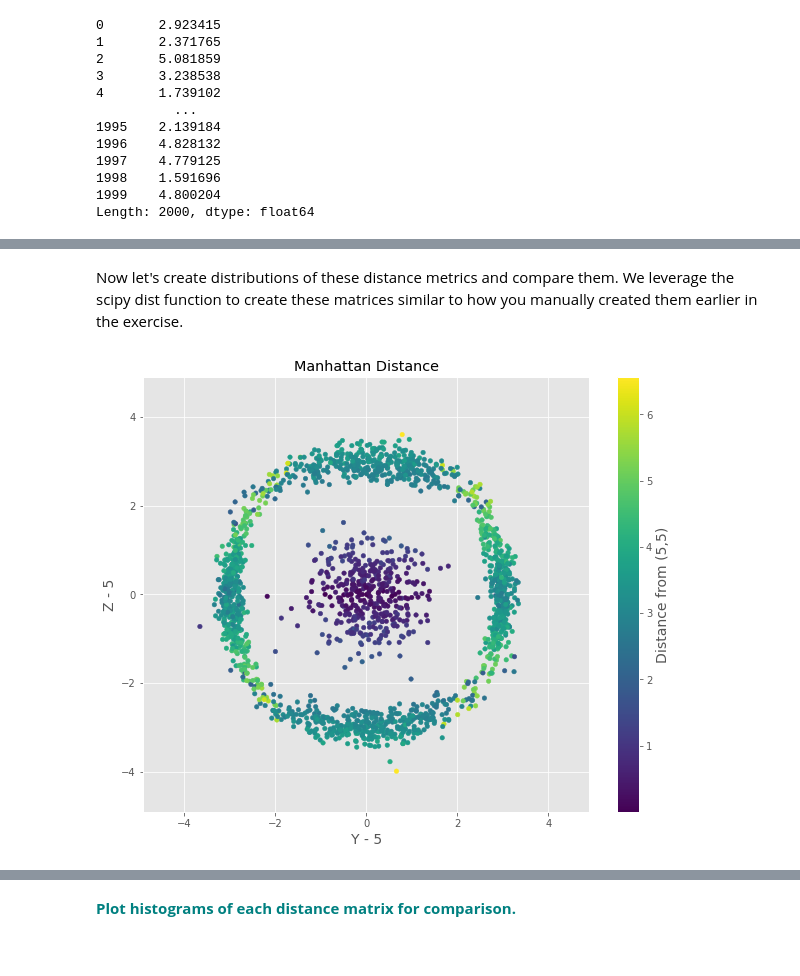
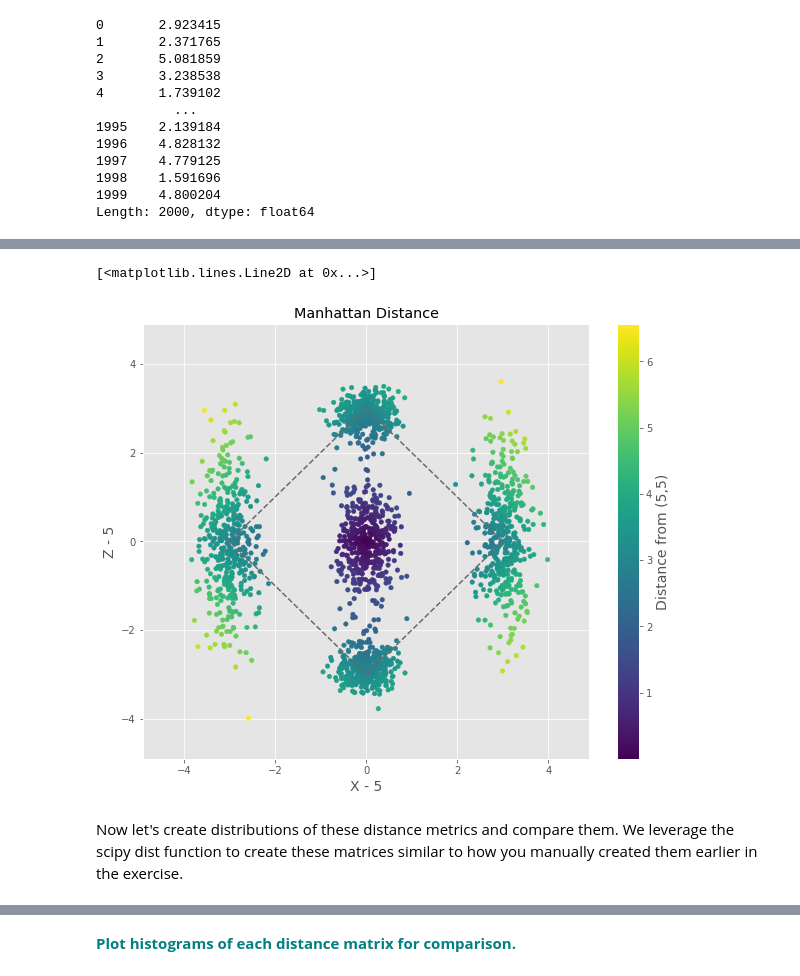
Before and after one commit to shaisid01/Data-Science, a Jupyter notebook: CaseStudies/Euclidean and Manhattan Distances/Euclidean_and_Manhattan_Distances_Case_Study.ipynb, the cells around one changed output, grey strips where cells are left out. Cells and saved outputs as stored; diff of their text form; code cells hidden in the pictures.

```diff
--- a/CaseStudies/Euclidean and Manhattan Distances/Euclidean_and_Manhattan_Distances_Case_Study.ipynb
+++ b/CaseStudies/Euclidean and Manhattan Distances/Euclidean_and_Manhattan_Distances_Case_Study.ipynb
@@ -108,3 +123,20 @@ Length: 2000, dtype: float64
+# %%
+# plot with c=ddistManhattan, ref point (5,5)
+figManhattan_5 = plt.figure(figsize=[10,8])
+
+plt.scatter(df.X - 5, df.Z - 5, c=distManhattan_55, s=20)
+plt.ylim([-4.9,4.9])
+plt.xlim([-4.9,4.9])
+plt.xlabel('X - 5', size=14)
+plt.ylabel('Z - 5', size=14)
+plt.title('Manhattan Distance')
+cb = plt.colorbar()
+cb.set_label('Distance from (5,5)', size=14)
+plt.plot([0,3,0,-3,0], [3,0,-3,0,3], '--', color='dimgray')
+#figManhattan_5.savefig('plots/distManhattan_55.png')
+# %% [output]
+[<matplotlib.lines.Line2D at 0x...>]
+[figure, added]
 # %% [markdown]
 Now let's create distributions of these distance metrics and compare them. We leverage the scipy dist function to create these matrices similar to how you manually created them earlier in the exercise.
 # %%
@@ -120,16 +148,0 @@ distManhattan_5 = np.abs(df.X - 5) + np.abs(df.Z - 5)
-# %%
-# plot with c=ddistManhattan, ref point (5,5)
-figManhattan5 = plt.figure(figsize=[10,8])
-
-plt.scatter(df.Y - 5, df.Z-5, c=distManhattan_5, s=20)
-plt.ylim([-4.9,4.9])
-plt.xlim([-4.9,4.9])
-plt.xlabel('Y - 5', size=14)
-plt.ylabel('Z - 5', size=14)
-plt.title('Manhattan Distance')
-cb = plt.colorbar()
-cb.set_label('Distance from (5,5)', size=14)
-
-#figManhattan5.savefig('plots/distManhattan_5.png')
-# %% [output]
-[figure, removed]
```
Also changed, not shown: parts of 7 cells of this notebook.
